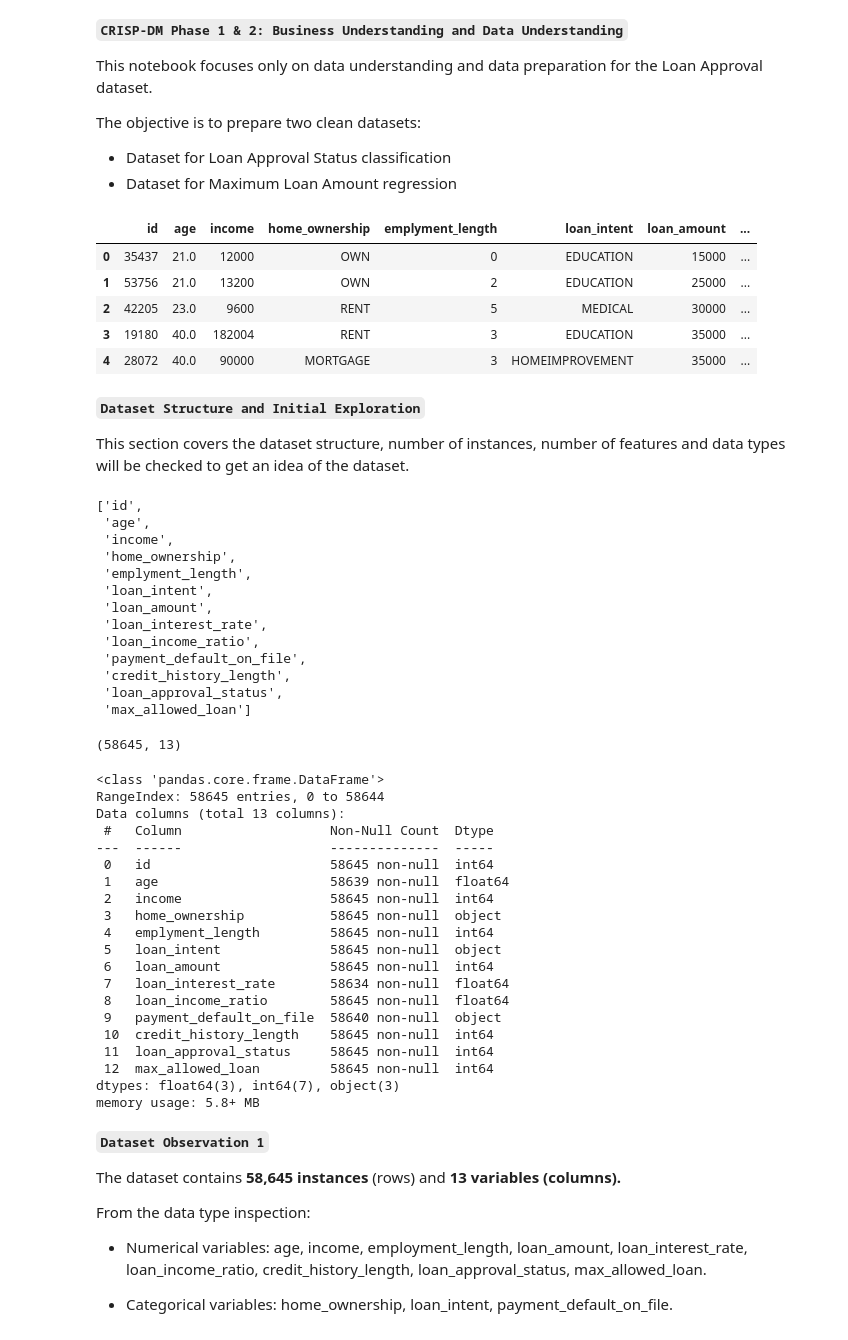
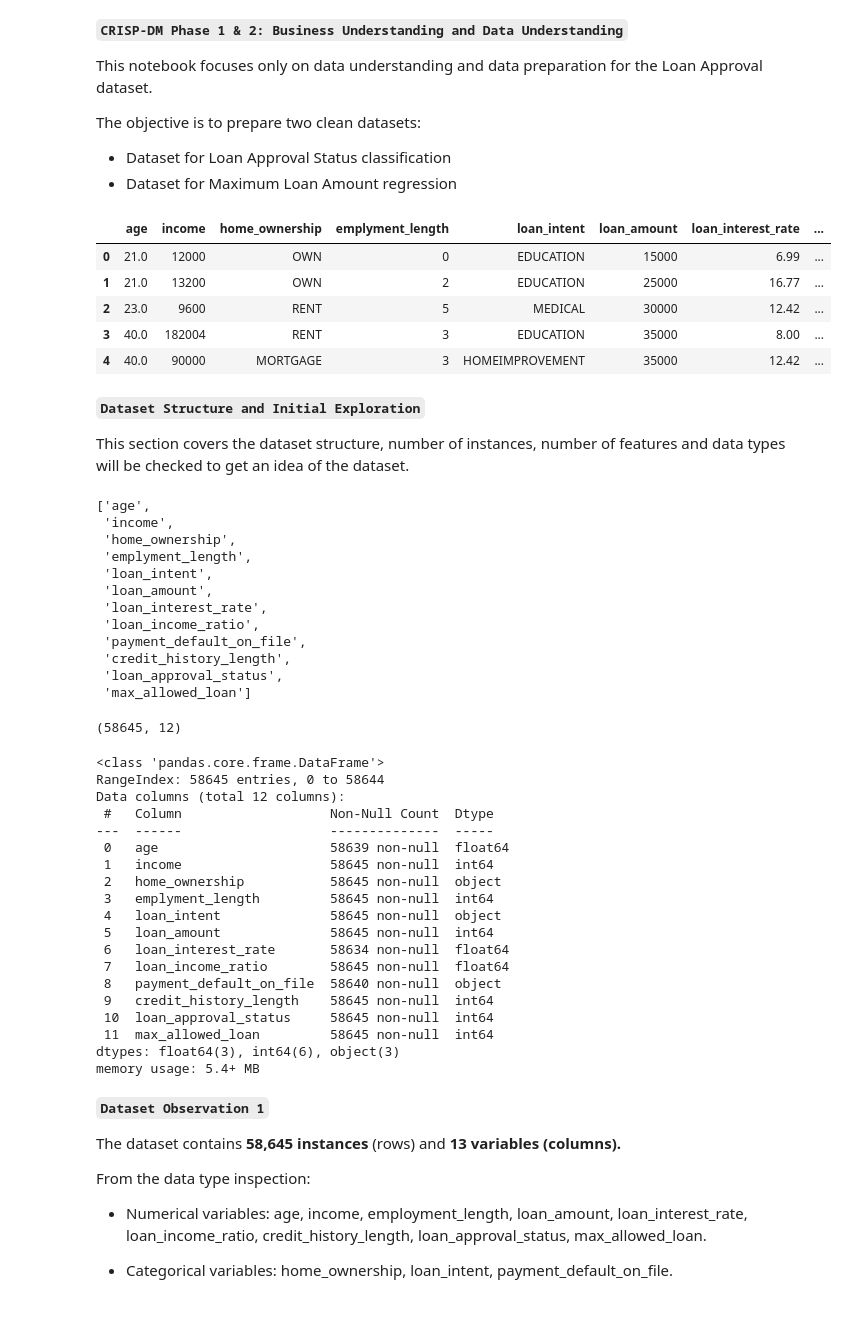
Before and after one commit to Kivaane/ml-coursework-notebooks, a Jupyter notebook: Kivaane_AntonUthayakumar_Notebook1.ipynb, the cells around one changed output. Drawn from its saved outputs; the diff is of its cells as text; code cells hidden in the pictures.

```diff
--- a/Kivaane_AntonUthayakumar_Notebook1.ipynb
+++ b/Kivaane_AntonUthayakumar_Notebook1.ipynb
@@ -35,16 +45,19 @@ pd.set_option('display.max_columns', None)
 # %%
 #loading the dataset
 df = pd.read_csv('/content/loan_approval_data.csv')
 
+# remove the id column because it is only an identifier and has no predictive value
+df = df.drop('id', axis=1)
+
 #display the first 5 rows of dataset
 df.head()
 # %% [output]
-|  | id | age | income | home_ownership | emplyment_length | loan_intent | loan_amount | ... |
-| 0 | 35437 | 21.0 | 12000 | OWN | 0 | EDUCATION | 15000 | ... |
-| 1 | 53756 | 21.0 | 13200 | OWN | 2 | EDUCATION | 25000 | ... |
-| 2 | 42205 | 23.0 | 9600 | RENT | 5 | MEDICAL | 30000 | ... |
-| 3 | 19180 | 40.0 | 182004 | RENT | 3 | EDUCATION | 35000 | ... |
-| 4 | 28072 | 40.0 | 90000 | MORTGAGE | 3 | HOMEIMPROVEMENT | 35000 | ... |
+|  | age | income | home_ownership | emplyment_length | loan_intent | loan_amount | loan_interest_rate | ... |
+| 0 | 21.0 | 12000 | OWN | 0 | EDUCATION | 15000 | 6.99 | ... |
+| 1 | 21.0 | 13200 | OWN | 2 | EDUCATION | 25000 | 16.77 | ... |
+| 2 | 23.0 | 9600 | RENT | 5 | MEDICAL | 30000 | 12.42 | ... |
+| 3 | 40.0 | 182004 | RENT | 3 | EDUCATION | 35000 | 8.00 | ... |
+| 4 | 40.0 | 90000 | MORTGAGE | 3 | HOMEIMPROVEMENT | 35000 | 12.42 | ... |
 # %% [markdown]
 **`Dataset Structure and Initial Exploration`**
 
@@ -53,8 +66,7 @@ This section covers the dataset structure, number of instances, number of featur
 #Display the all column names
 list(df.columns)
 # %% [output]
-['id',
- 'age',
+['age',
  'income',
  'home_ownership',
  'emplyment_length',
@@ -70,31 +82,30 @@ list(df.columns)
 #Display the shape - rows and columns
 df.shape
 # %% [output]
-(58645, 13)
+(58645, 12)
 # %%
 #display the information about data types and missing values if there are any
 df.info()
 # %% [output]
 <class 'pandas.core.frame.DataFrame'>
 RangeIndex: 58645 entries, 0 to 58644
-Data columns (total 13 columns):
+Data columns (total 12 columns):
  #   Column                   Non-Null Count  Dtype
 ---  ------                   --------------  -----
- 0   id                       58645 non-null  int64
- 1   age                      58639 non-null  float64
- 2   income                   58645 non-null  int64
- 3   home_ownership           58645 non-null  object
- 4   emplyment_length         58645 non-null  int64
- 5   loan_intent              58645 non-null  object
- 6   loan_amount              58645 non-null  int64
- 7   loan_interest_rate       58634 non-null  float64
- 8   loan_income_ratio        58645 non-null  float64
- 9   payment_default_on_file  58640 non-null  object
- 10  credit_history_length    58645 non-null  int64
- 11  loan_approval_status     58645 non-null  int64
- 12  max_allowed_loan         58645 non-null  int64
-dtypes: float64(3), int64(7), object(3)
-memory usage: 5.8+ MB
+ 0   age                      58639 non-null  float64
+ 1   income                   58645 non-null  int64
+ 2   home_ownership           58645 non-null  object
+ 3   emplyment_length         58645 non-null  int64
+ 4   loan_intent              58645 non-null  object
+ 5   loan_amount              58645 non-null  int64
+ 6   loan_interest_rate       58634 non-null  float64
+ 7   loan_income_ratio        58645 non-null  float64
+ 8   payment_default_on_file  58640 non-null  object
+ 9   credit_history_length    58645 non-null  int64
+ 10  loan_approval_status     58645 non-null  int64
+ 11  max_allowed_loan         58645 non-null  int64
+dtypes: float64(3), int64(6), object(3)
+memory usage: 5.4+ MB
 # %% [markdown]
 **`Dataset Observation 1`**
 
```
Also changed, not shown: parts of 14 cells of this notebook.
